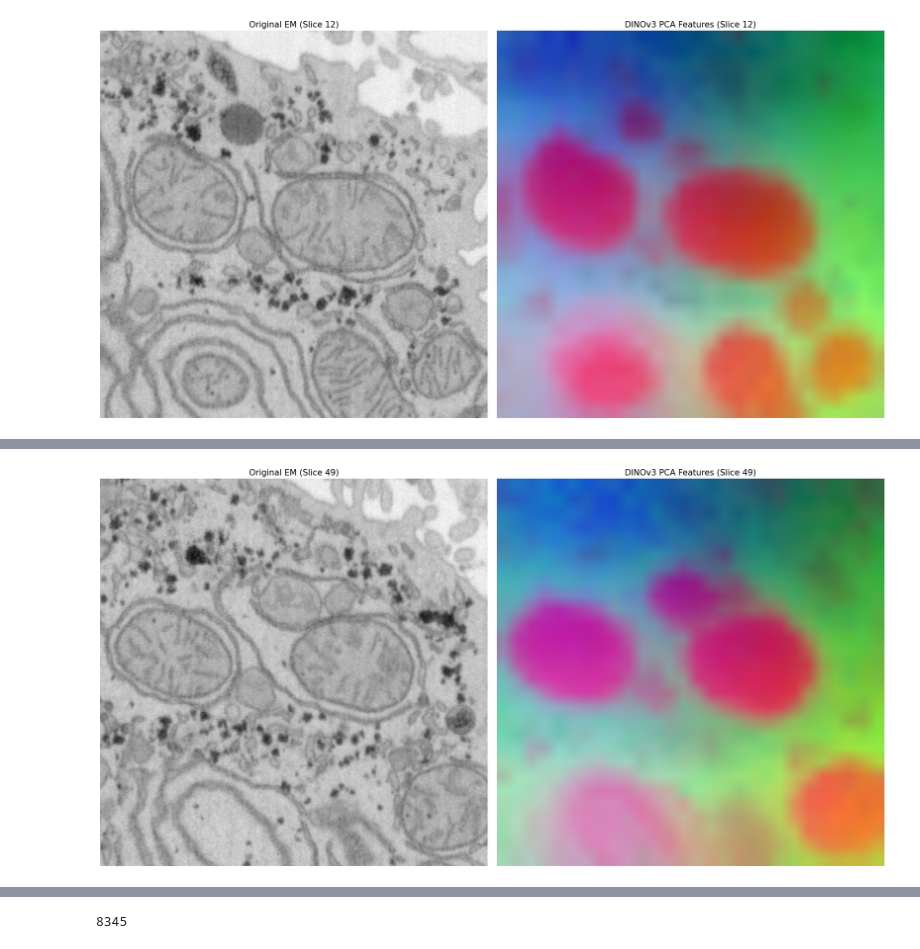
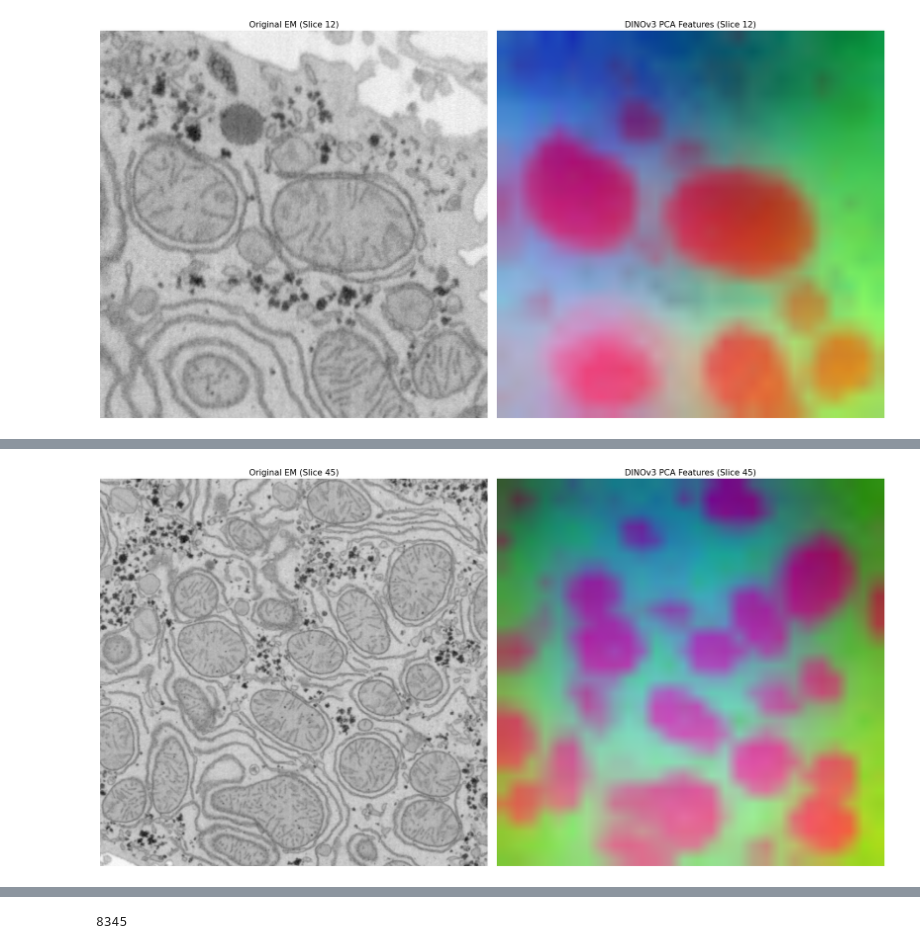
Before and after one commit to captainKLSH/HHMI_Janelia_AI_Engineer, a Jupyter notebook: research/02_modelbuild.ipynb, the cells around one changed output, grey strips where cells are left out. Saved outputs shown, nothing was run; the diff lists cells and outputs as text; code cells hidden in the pictures.

```diff
--- a/research/02_modelbuild.ipynb
+++ b/research/02_modelbuild.ipynb
@@ -408,9 +408,9 @@ try:
     diagnosis = ModelBuild(config=model_enc_config)
     device=diagnosis.sysConfig()
     model, bb=diagnosis.loadFromHuggingFace(device=device)
-    # model, bb=diagnosis.loadFromLocal(device=device)
+    model, bb=diagnosis.loadFromLocal(device=device)
     diagnosis.get_dense_embeddings(device=device,model=model,backbone=bb)
-    # diagnosis.visualize_embeddings_pca(slice_idx= 12)
+    diagnosis.visualize_embeddings_pca(slice_idx= 12, filename='pca_helas1.png')
 
 except Exception as e:
     raise e
@@ -452,5 +426,5 @@ diagnosis.visualize_embeddings_pca(slice_idx= 12)
 [2026-04-04 20:40:42,127: INFO: 4109706708: Comparison plot saved to OUTPUT/pca_result.png]
 [figure]
 # %%
-diagnosis.visualize_embeddings_pca(slice_idx= 49,filename='pca_hf1.png')
+diagnosis.visualize_embeddings_pca(slice_idx= 45,filename='pca_s1.png')
 # %% [output]
@@ -459 +433 @@ diagnosis.visualize_embeddings_pca(slice_idx= 49,filename='pca_hf1.png')
-[figure, old version]
+[figure, new version]
```
Also changed, not shown: parts of 2 cells of this notebook, 18 other files.
